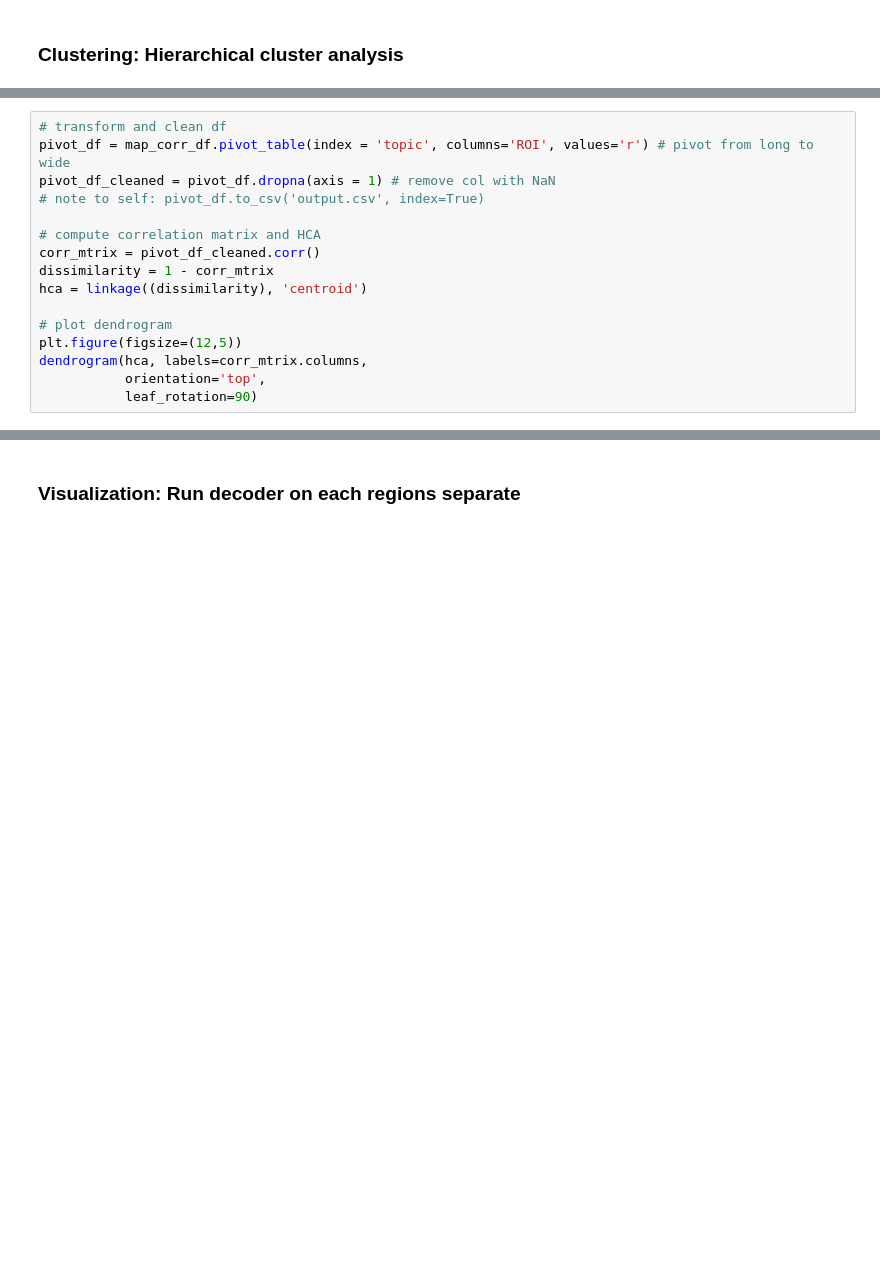
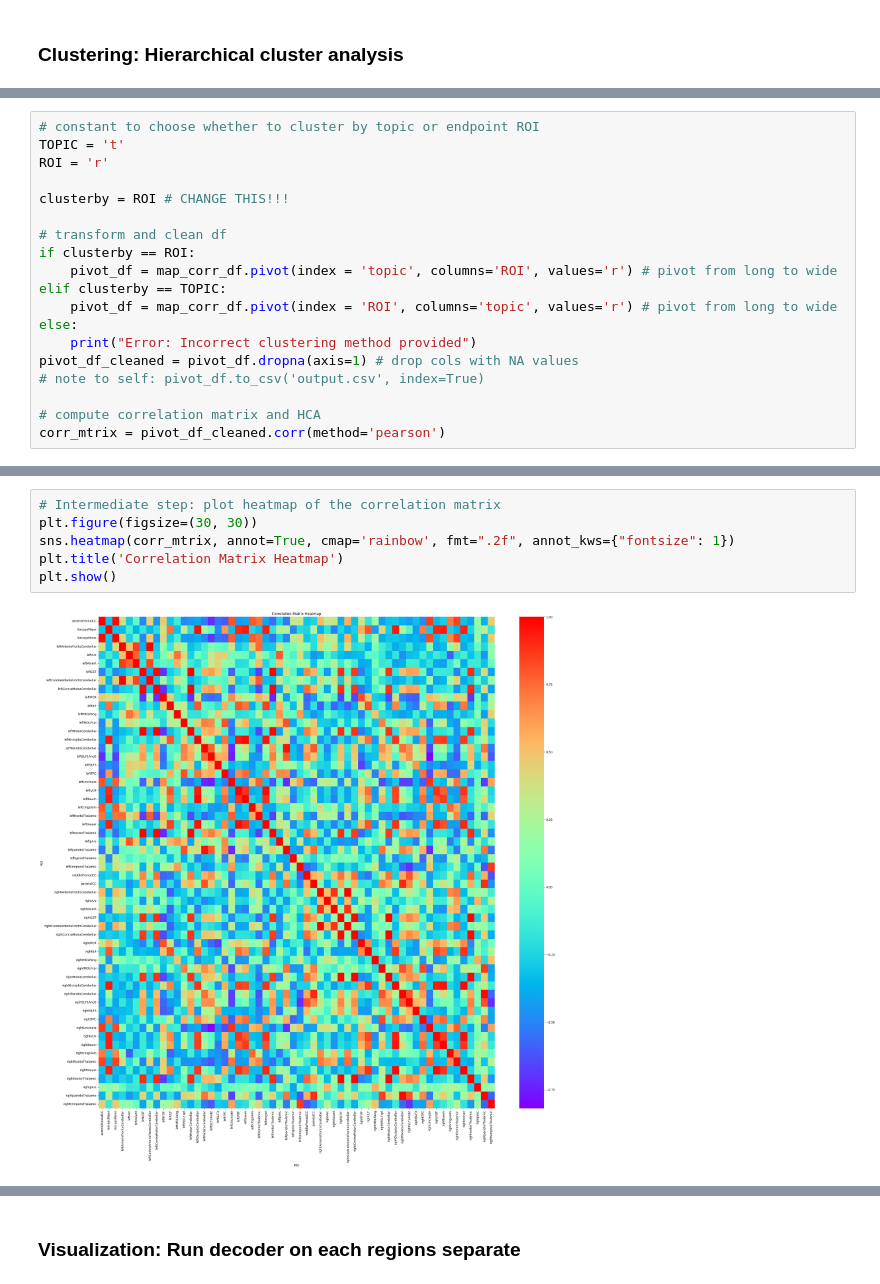
Before and after one commit to baramX3/white_matter_metanalysis, a Jupyter notebook: decode-tracts_hca.ipynb, the cells around one changed output, grey strips where cells are left out. Drawn from its saved outputs; the diff is of its cells as text; blank space fills up the shorter version.

```diff
--- a/decode-tracts_hca.ipynb
+++ b/decode-tracts_hca.ipynb
@@ -353,16 +490,19 @@ from matplotlib.pyplot import cm
 # %%
+# constant to choose whether to cluster by topic or endpoint ROI
+TOPIC = 't'
+ROI = 'r'
+
+clusterby = ROI # CHANGE THIS!!!
+
 # transform and clean df
-pivot_df = map_corr_df.pivot_table(index = 'topic', columns='ROI', values='r') # pivot from long to wide
-pivot_df_cleaned = pivot_df.dropna(axis = 1) # remove col with NaN
+if clusterby == ROI:
+    pivot_df = map_corr_df.pivot(index = 'topic', columns='ROI', values='r') # pivot from long to wide
+elif clusterby == TOPIC:
+    pivot_df = map_corr_df.pivot(index = 'ROI', columns='topic', values='r') # pivot from long to wide
+else:
+    print("Error: Incorrect clustering method provided")
+pivot_df_cleaned = pivot_df.dropna(axis=1) # drop cols with NA values
 # note to self: pivot_df.to_csv('output.csv', index=True)
 
 # compute correlation matrix and HCA
-corr_mtrix = pivot_df_cleaned.corr()
-dissimilarity = 1 - corr_mtrix
-hca = linkage((dissimilarity), 'centroid')
-
-# plot dendrogram
-plt.figure(figsize=(12,5))
-dendrogram(hca, labels=corr_mtrix.columns,
-           orientation='top',
-           leaf_rotation=90)
+corr_mtrix = pivot_df_cleaned.corr(method='pearson')
@@ -387,0 +525,8 @@ dendrogram(hca, labels=corr_mtrix.columns,
+# %%
+# Intermediate step: plot heatmap of the correlation matrix
+plt.figure(figsize=(30, 30))
+sns.heatmap(corr_mtrix, annot=True, cmap='rainbow', fmt=".2f", annot_kws={"fontsize": 1})
+plt.title('Correlation Matrix Heatmap')
+plt.show()
+# %% [output]
+[figure, added]
```
Also changed, not shown: parts of 24 cells of this notebook.
